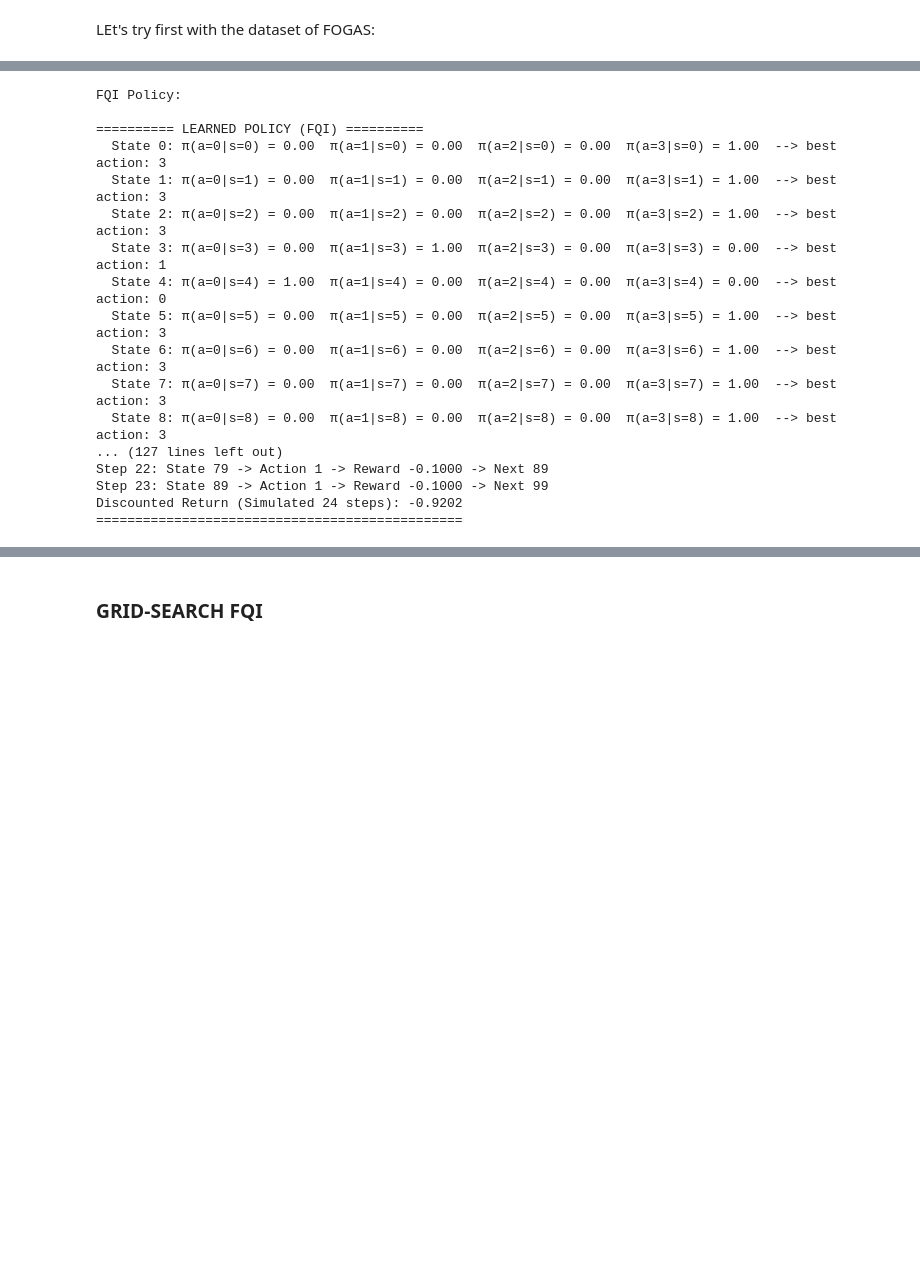
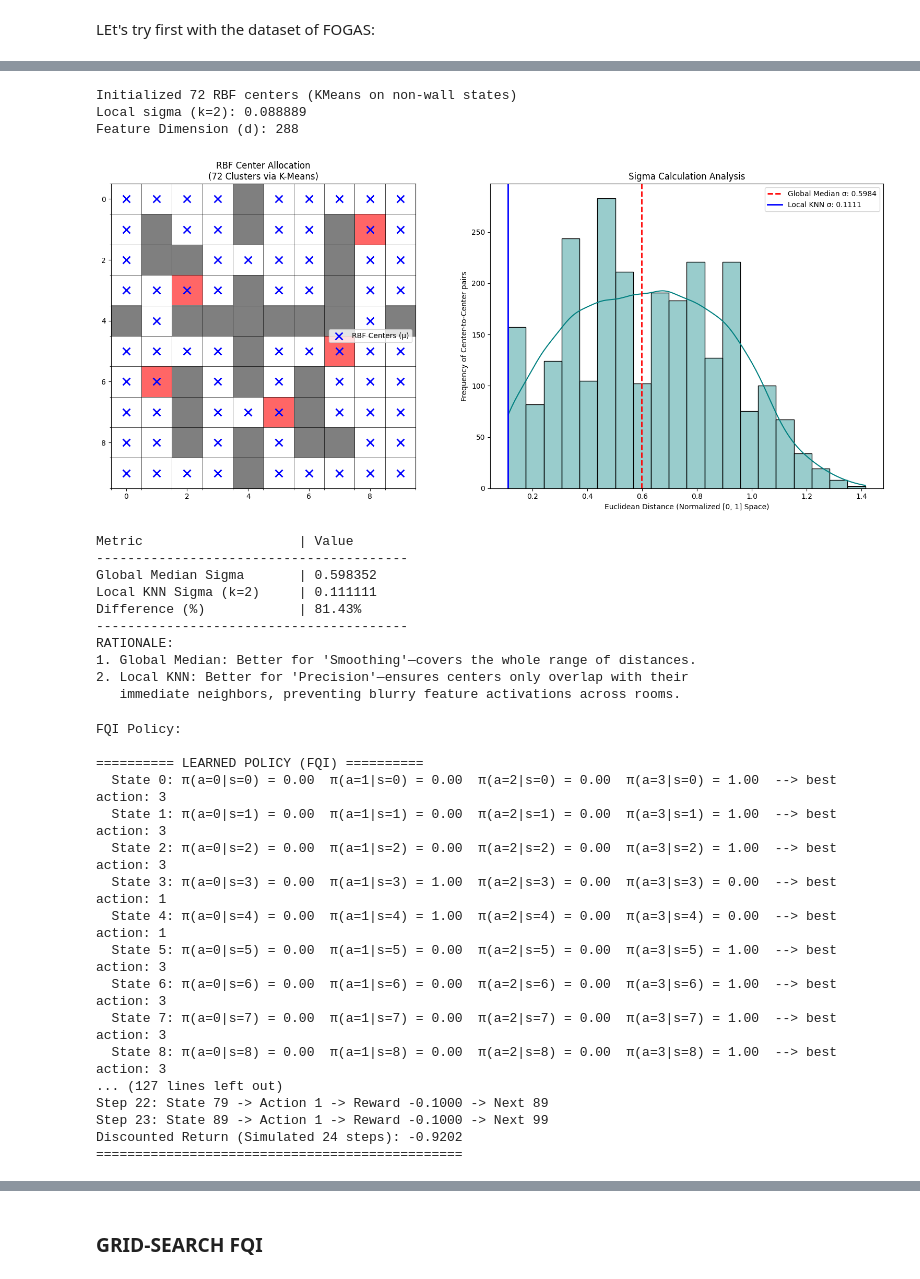
Before and after one commit to maaurod/FOGAS, a Jupyter notebook: testing_vectorized/10grid_RBF.ipynb, the cells around one changed output, grey strips where cells are left out. Drawn from its saved outputs; the diff is of its cells as text; code cells hidden in the pictures; blank space fills up the shorter version.

```diff
--- a/testing_vectorized/10grid_RBF.ipynb
+++ b/testing_vectorized/10grid_RBF.ipynb
@@ -1457,11 +1084,82 @@ collector.collect_dataset_terminal_aware(
+# %%
+# -----------------------------------------------------------------------
+# MDP 3 — KMeans centers, pure RBF (no extra features)
+# -----------------------------------------------------------------------
+
+# --- CONFIGURATION ---
+RBF_N_CENTERS3 = 72
+# ---------------------
+
+def get_kmeans_centers2(num_centers=25, include_walls=False):
+    """K-Means centers on normalized grid coords.
+    include_walls=False → cluster only non-wall states (original behaviour)
+    include_walls=True  → cluster all 100 states including walls
+    """
+    valid_coords = []
+    for s in range(100):
+        if not include_walls and s in walls:
+            continue
+        r, c = divmod(s, 10)
+        valid_coords.append([r / 9.0, c / 9.0])
+    kmeans = KMeans(n_clusters=num_centers, n_init=10, random_state=42).fit(valid_coords)
+    return torch.tensor(kmeans.cluster_centers_, dtype=torch.float64)
+
+centers3   = get_kmeans_centers2(num_centers=RBF_N_CENTERS3, include_walls = False)
+rbf_sigma3 = calculate_local_sigma(centers3, k=2) * 0.8
+
+print(f"Initialized {len(centers3)} RBF centers (KMeans on non-wall states)")
+print(f"Local sigma (k=2): {rbf_sigma3:.6f}")
+
+def phi_state3(x):
+    """Pure RBF activation only. No bias, no indicators."""
+    coords  = get_norm_coords(x)
+    dist_sq = torch.sum((coords - centers3)**2, dim=1)
+    rbf     = torch.exp(-dist_sq / (2 * rbf_sigma3**2))
+    return rbf
+
+def phi3(x, a):
+    """Coupled Feature Map: phi(x, a) = e_a ⊗ phi_state3(x)."""
+    s_feat = phi_state3(x)
+    e_a    = torch.zeros(A, dtype=torch.float64)
+    e_a[int(a)] = 1.0
+    return torch.kron(e_a, s_feat)
+
+d3 = int(phi3(states[0], actions[0]).shape[0])
+print(f"Feature Dimension (d): {d3}")
+
+# ---------- Create MDP 3 ----------
+mdp3 = PolicySolver(
+    states=states, actions=actions, phi=phi3,
+    reward_fn=reward_fn, gamma=gamma, x0=0, P=P,
+)
+
+# --- Run Visualizer ---
+visualize_rbf_analysis(centers3, walls, pits, goal)
+
+DATASET_PATH2 = PROJECT_ROOT / "datasets" / "10grid_rbf_fqi.csv"
+# %% [output]
+Initialized 72 RBF centers (KMeans on non-wall states)
+Local sigma (k=2): 0.088889
+Feature Dimension (d): 288
+[figure, added]
+Metric                    | Value
+----------------------------------------
+Global Median Sigma       | 0.598352
+Local KNN Sigma (k=2)     | 0.111111
+Difference (%)            | 81.43%
+----------------------------------------
+RATIONALE:
+1. Global Median: Better for 'Smoothing'—covers the whole range of distances.
+2. Local KNN: Better for 'Precision'—ensures centers only overlap with their
+   immediate neighbors, preventing blurry feature activations across rooms.
 # %%
 # Initialize FQI Solver
 solver_fqi = FQISolver(
-    mdp=mdp,
+    mdp=mdp3,
     csv_path=str(DATASET_PATH2),
     device=device,
     seed=seed,
-    ridge=1e-2
+    ridge=1e-6
 )
 evaluator_fqi = FQIEvaluator(solver_fqi)
 pi_fqi = solver_fqi.run(
@@ -1481,7 +1179,7 @@ FQI Policy:
   State 1: π(a=0|s=1) = 0.00  π(a=1|s=1) = 0.00  π(a=2|s=1) = 0.00  π(a=3|s=1) = 1.00  --> best action: 3
   State 2: π(a=0|s=2) = 0.00  π(a=1|s=2) = 0.00  π(a=2|s=2) = 0.00  π(a=3|s=2) = 1.00  --> best action: 3
   State 3: π(a=0|s=3) = 0.00  π(a=1|s=3) = 1.00  π(a=2|s=3) = 0.00  π(a=3|s=3) = 0.00  --> best action: 1
-  State 4: π(a=0|s=4) = 1.00  π(a=1|s=4) = 0.00  π(a=2|s=4) = 0.00  π(a=3|s=4) = 0.00  --> best action: 0
+  State 4: π(a=0|s=4) = 0.00  π(a=1|s=4) = 1.00  π(a=2|s=4) = 0.00  π(a=3|s=4) = 0.00  --> best action: 1
   State 5: π(a=0|s=5) = 0.00  π(a=1|s=5) = 0.00  π(a=2|s=5) = 0.00  π(a=3|s=5) = 1.00  --> best action: 3
   State 6: π(a=0|s=6) = 0.00  π(a=1|s=6) = 0.00  π(a=2|s=6) = 0.00  π(a=3|s=6) = 1.00  --> best action: 3
   State 7: π(a=0|s=7) = 0.00  π(a=1|s=7) = 0.00  π(a=2|s=7) = 0.00  π(a=3|s=7) = 1.00  --> best action: 3
```
Also changed, not shown: parts of 34 cells of this notebook, 15 other files.
